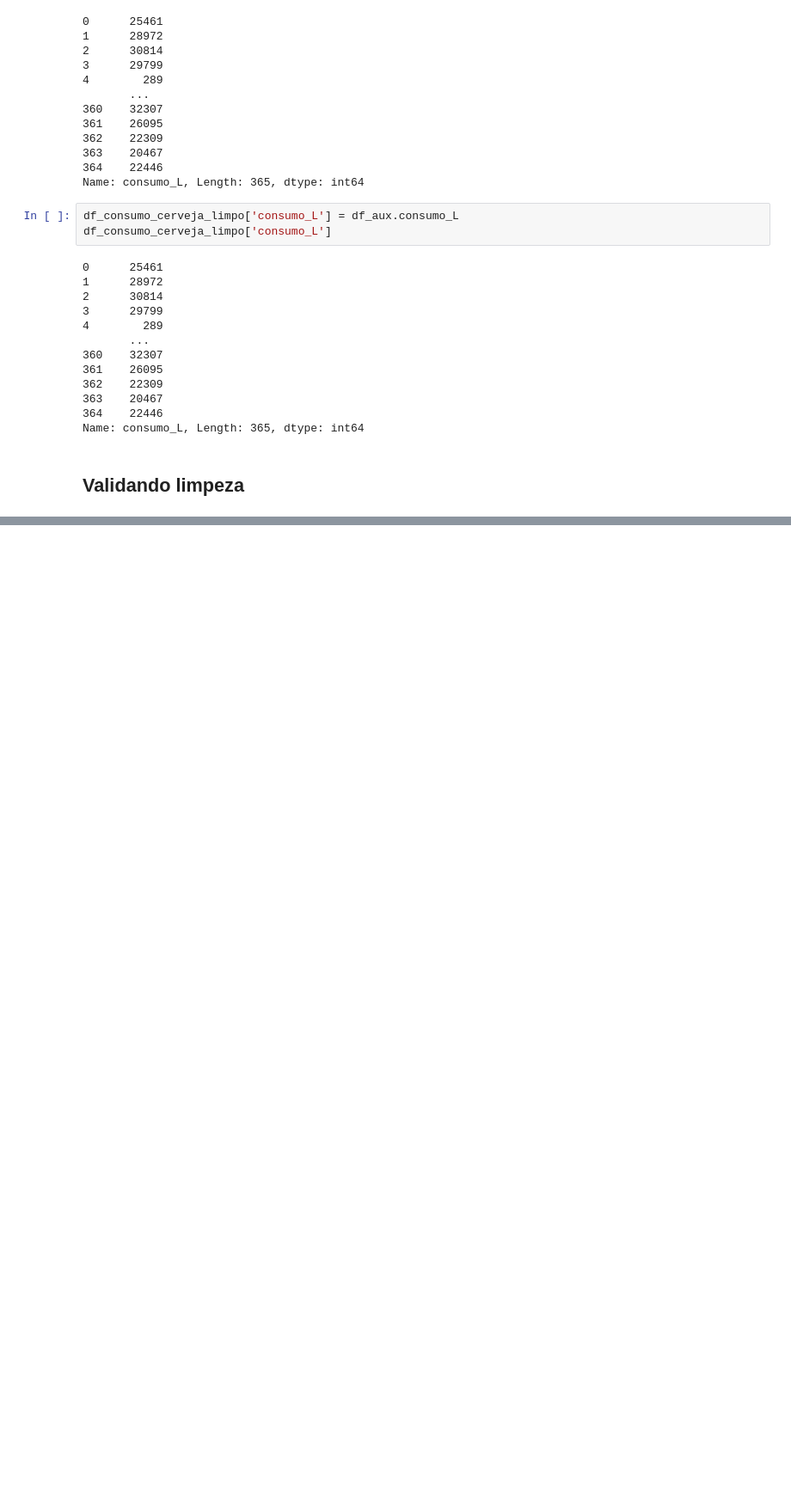
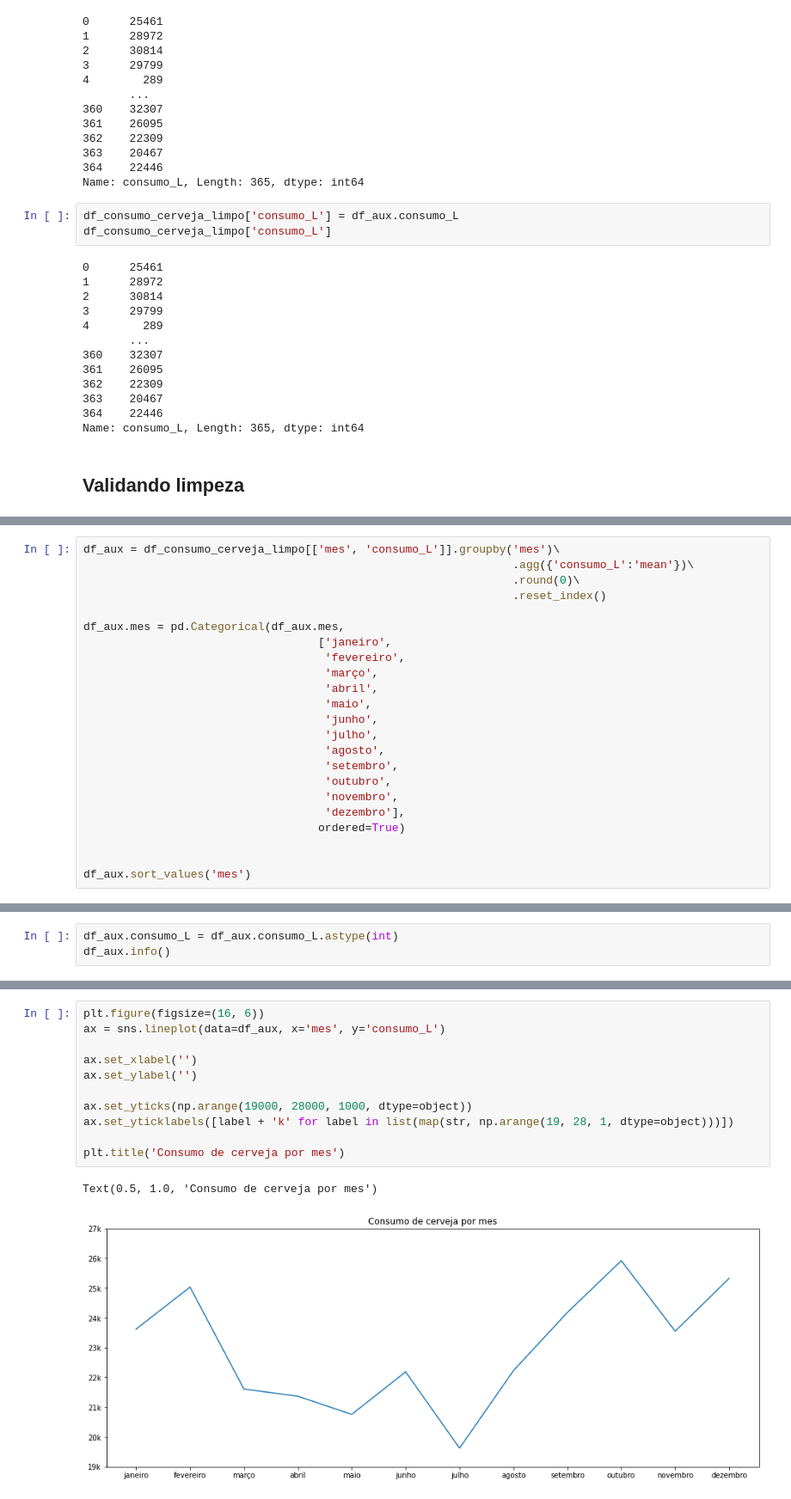
Before and after one commit to thpomari/posgraduacao, a Jupyter notebook: atividades/avaliacao_2/Avaliacao-2.ipynb, the cells around one changed output, grey strips where cells are left out. Shown at 86% size. Saved outputs shown, nothing was run; the diff lists cells and outputs as text; blank space fills up the shorter version.

```diff
--- a/atividades/avaliacao_2/Avaliacao-2.ipynb
+++ b/atividades/avaliacao_2/Avaliacao-2.ipynb
@@ -548,0 +611,23 @@ df_informativo
+# %%
+df_aux = df_consumo_cerveja_limpo[['mes', 'consumo_L']].groupby('mes')\
+                                                                .agg({'consumo_L':'mean'})\
+                                                                .round(0)\
+                                                                .reset_index()
+
+df_aux.mes = pd.Categorical(df_aux.mes,
+                                   ['janeiro',
+                                    'fevereiro',
+                                    'março',
+                                    'abril',
+                                    'maio',
+                                    'junho',
+                                    'julho',
+                                    'agosto',
+                                    'setembro',
+                                    'outubro',
+                                    'novembro',
+                                    'dezembro'],
+                                   ordered=True)
+
+
+df_aux.sort_values('mes')
@@ -548,0 +648,3 @@ df_informativo
+# %%
+df_aux.consumo_L = df_aux.consumo_L.astype(int)
+df_aux.info()
@@ -548,0 +661,14 @@ df_informativo
+# %%
+plt.figure(figsize=(16, 6))
+ax = sns.lineplot(data=df_aux, x='mes', y='consumo_L')
+
+ax.set_xlabel('')
+ax.set_ylabel('')
+
+ax.set_yticks(np.arange(19000, 28000, 1000, dtype=object))
+ax.set_yticklabels([label + 'k' for label in list(map(str, np.arange(19, 28, 1, dtype=object)))])
+
+plt.title('Consumo de cerveja por mes')
+# %% [output]
+Text(0.5, 1.0, 'Consumo de cerveja por mes')
+[figure, added]
```
Also changed, not shown: parts of 67 cells of this notebook, 1 other file.
